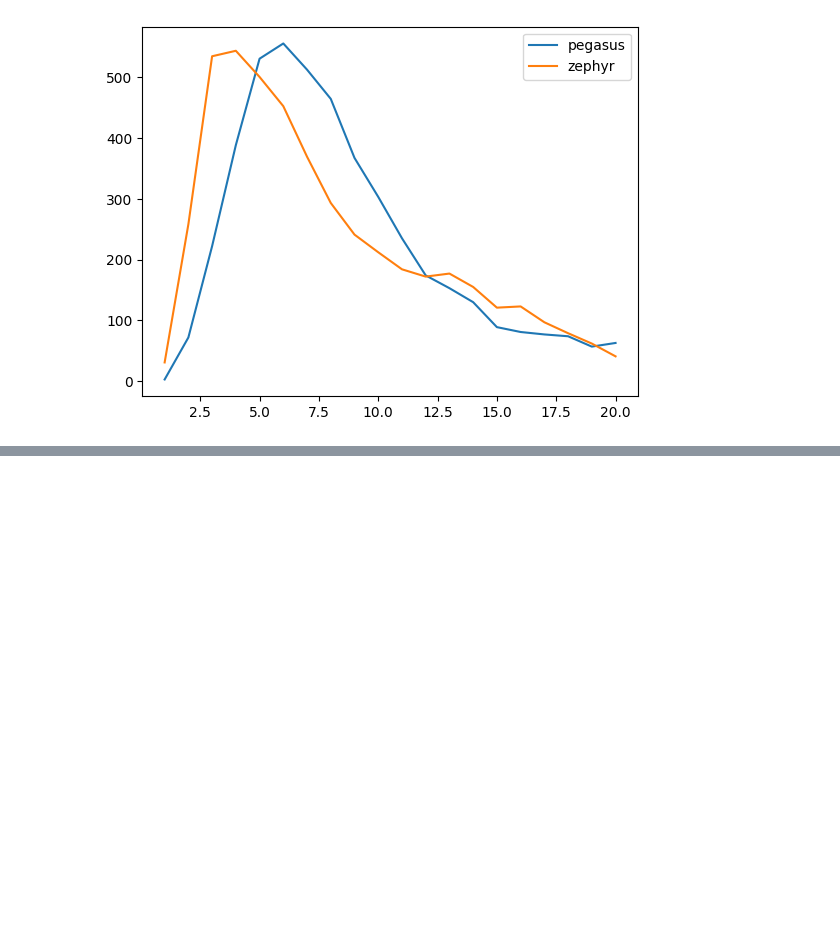
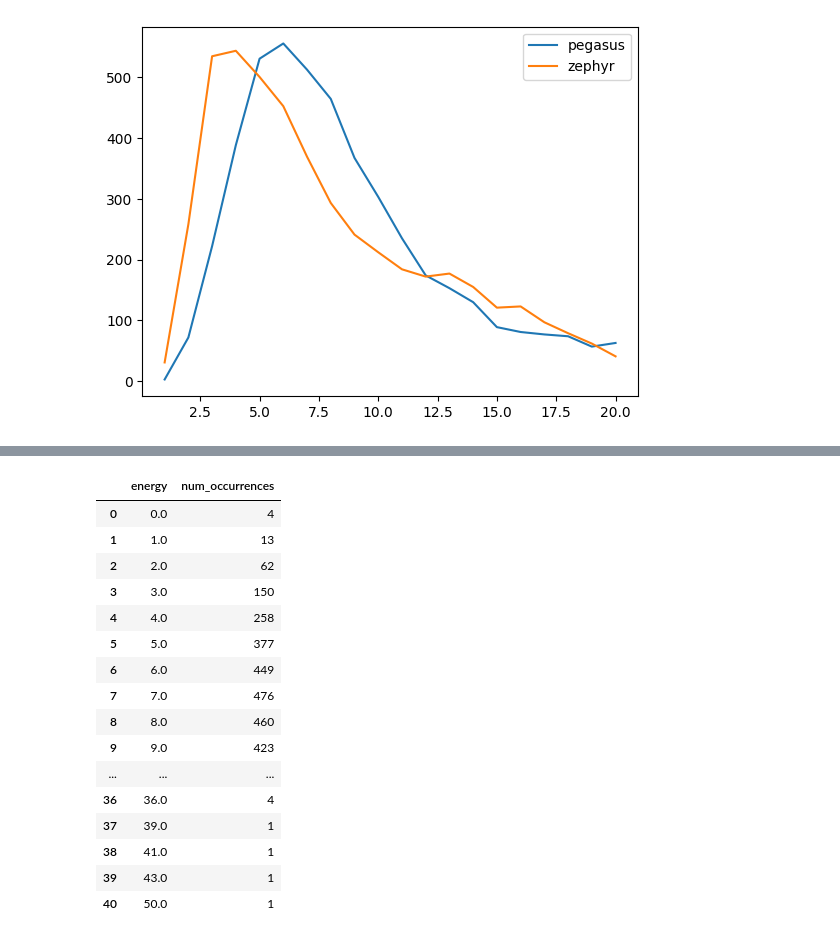
Before and after one commit to atg205/DWaveDynamics, a Jupyter notebook: notebooks/tests.ipynb, the cells around one changed output, grey strips where cells are left out. Cells and saved outputs as stored; diff of their text form; code cells hidden in the pictures; blank space fills up the shorter version.

```diff
--- a/notebooks/tests.ipynb
+++ b/notebooks/tests.ipynb
@@ -136,0 +168,21 @@ plt.legend()
+# %%
+df_basic_grouped = df_basic[['energy','num_occurrences']].groupby('energy').sum().reset_index()
+df_basic_grouped
+# %% [output]
+|  | energy | num_occurrences |
+| 0 | 0.0 | 4 |
+| 1 | 1.0 | 13 |
+| 2 | 2.0 | 62 |
+| 3 | 3.0 | 150 |
+| 4 | 4.0 | 258 |
+| 5 | 5.0 | 377 |
+| 6 | 6.0 | 449 |
+| 7 | 7.0 | 476 |
+| 8 | 8.0 | 460 |
+| 9 | 9.0 | 423 |
+| ... | ... | ... |
+| 36 | 36.0 | 4 |
+| 37 | 39.0 | 1 |
+| 38 | 41.0 | 1 |
+| 39 | 43.0 | 1 |
+| 40 | 50.0 | 1 |
```
Also changed, not shown: parts of 6 cells of this notebook, 7 other files.
